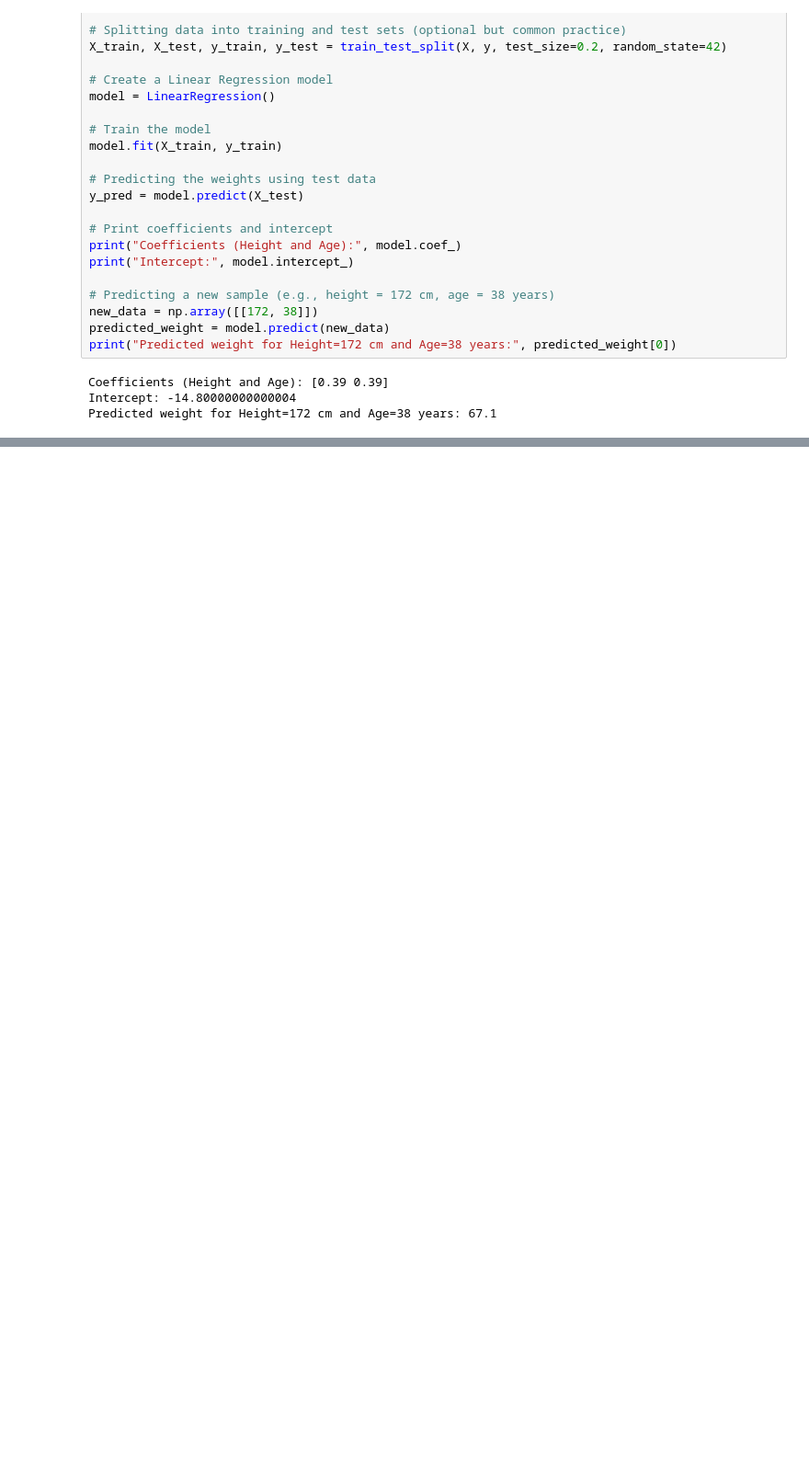
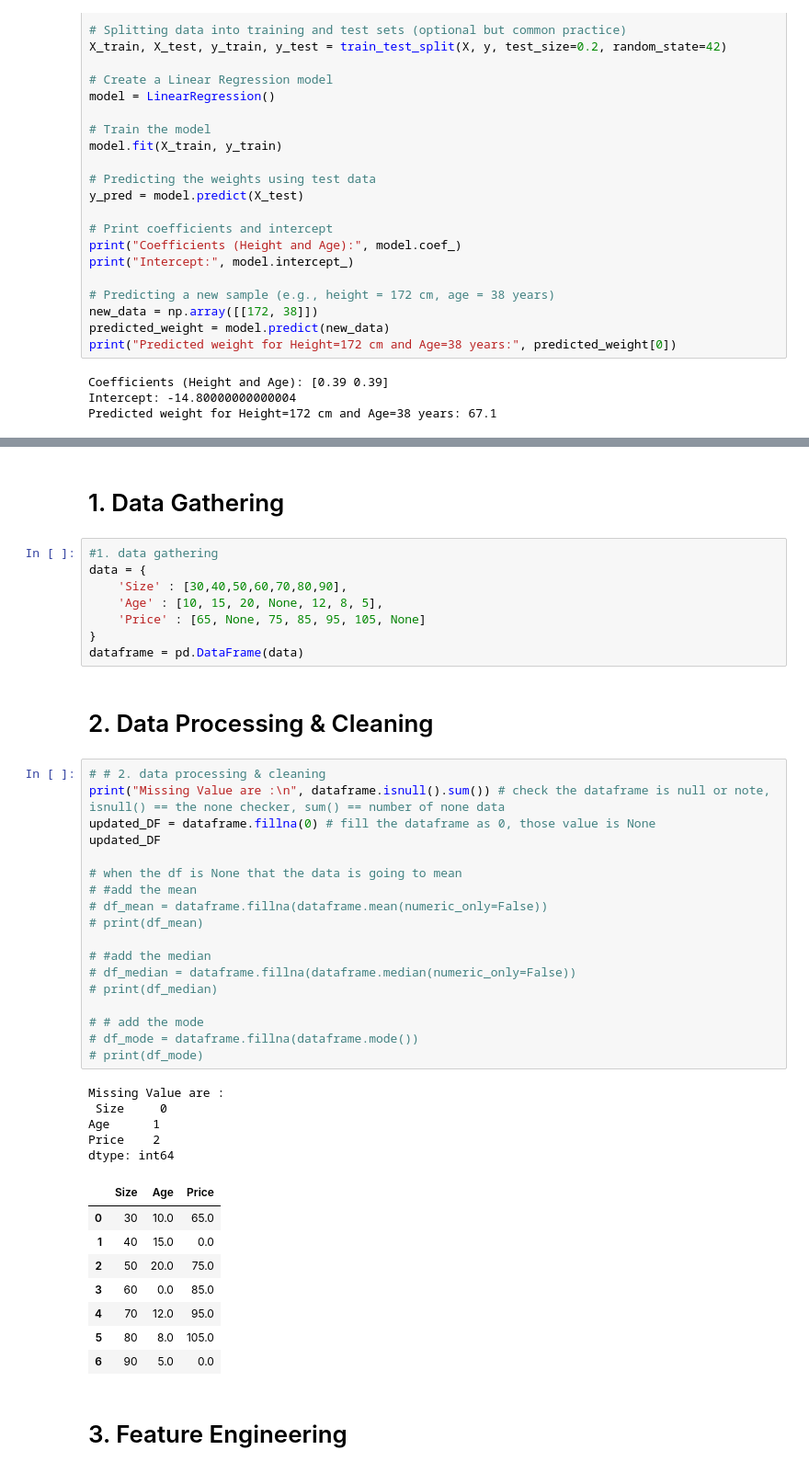
Before and after one commit to Innovate-With-Meet/ML_Library_26ap_80, a Jupyter notebook: LinearRegression.ipynb, the cells around one changed output, grey strips where cells are left out. Shown at 92% size. Saved outputs shown, nothing was run; the diff lists cells and outputs as text; blank space fills up the shorter version.

```diff
--- a/LinearRegression.ipynb
+++ b/LinearRegression.ipynb
@@ -76,0 +88,46 @@ Predicted weight for Height=172 cm and Age=38 years: 67.1
+# %% [markdown]
+<h1>1. Data Gathering </h1>
+# %%
+#1. data gathering
+data = {
+    'Size' : [30,40,50,60,70,80,90],
+    'Age' : [10, 15, 20, None, 12, 8, 5],
+    'Price' : [65, None, 75, 85, 95, 105, None]
+}
+dataframe = pd.DataFrame(data)
+# %% [markdown]
+<h1>2. Data Processing & Cleaning </h1>
+# %%
+# # 2. data processing & cleaning
+print("Missing Value are :\n", dataframe.isnull().sum()) # check the dataframe is null or note, isnull() == the none checker, sum() == number of none data
+updated_DF = dataframe.fillna(0) # fill the dataframe as 0, those value is None
+updated_DF
+
+# when the df is None that the data is going to mean
+# #add the mean
+# df_mean = dataframe.fillna(dataframe.mean(numeric_only=False))
+# print(df_mean)
+
+# #add the median
+# df_median = dataframe.fillna(dataframe.median(numeric_only=False))
+# print(df_median)
+
+# # add the mode
+# df_mode = dataframe.fillna(dataframe.mode())
+# print(df_mode)
+# %% [output]
+Missing Value are :
+ Size     0
+Age      1
+Price    2
+dtype: int64
+|  | Size | Age | Price |
+| 0 | 30 | 10.0 | 65.0 |
+| 1 | 40 | 15.0 | 0.0 |
+| 2 | 50 | 20.0 | 75.0 |
+| 3 | 60 | 0.0 | 85.0 |
+| 4 | 70 | 12.0 | 95.0 |
+| 5 | 80 | 8.0 | 105.0 |
+| 6 | 90 | 5.0 | 0.0 |
+# %% [markdown]
+<h1> 3. Feature Engineering </h1>
```
Also changed, not shown: parts of 8 cells of this notebook, 1 other file.
